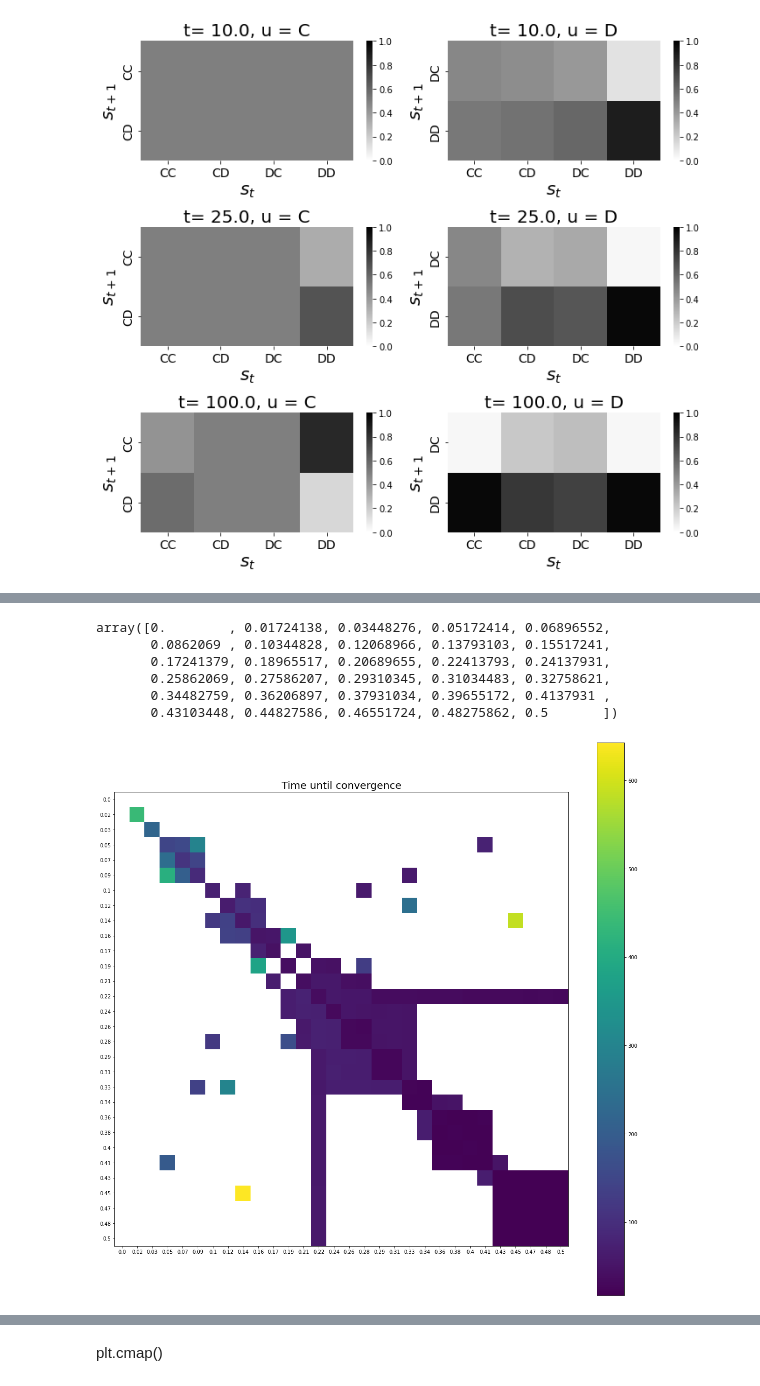
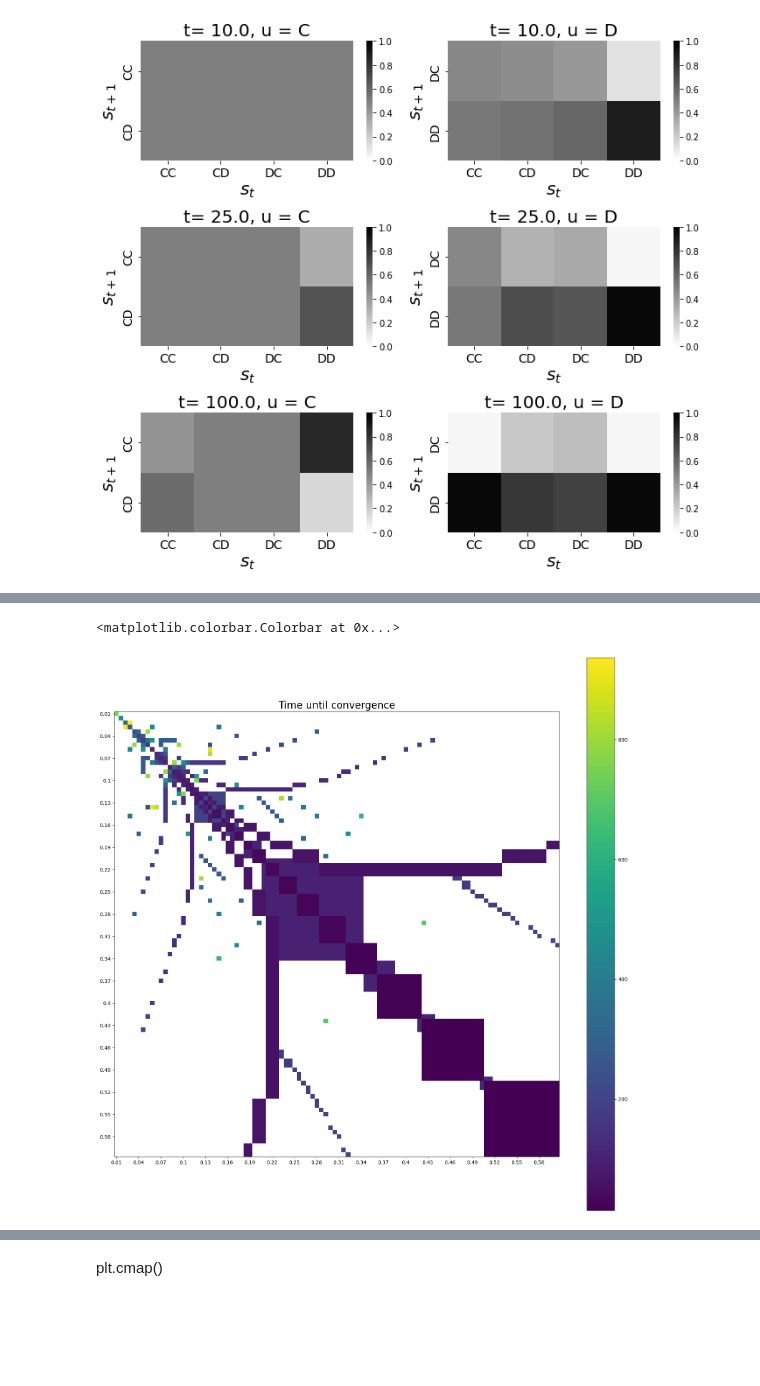
Before and after one commit to daphnedemekas/network-actinf, a Jupyter notebook: prisoners_dilemma/results_deterministic.ipynb, the cells around one changed output, grey strips where cells are left out. Saved outputs shown, nothing was run; the diff lists cells and outputs as text; code cells hidden in the pictures; blank space fills up the shorter version.

```diff
--- a/prisoners_dilemma/results_deterministic.ipynb
+++ b/prisoners_dilemma/results_deterministic.ipynb
@@ -224,22 +222,13 @@ actions_over_time_all.shape
 # %%
-time_metric = np.zeros((30,30))
+time_metric = np.zeros((100,100))
 
-for lr_1 in range(30):
-    for lr_2 in range(30):
-        current = actions_over_time_all[:,1,lr_1,lr_2,0]
-        for i, action in enumerate(current):
+for lr_1 in range(100):
+    for lr_2 in range(100):
+        current = actions_over_time_all[:,0,lr_1,lr_2,0]
+        for i, action in enumerate(current[:-1]):
             if action == 0:
-                if current[i+1] == 0:
+                if current[i+1] == 0 and current[i+2] == 0 and current[i+3] == 0:
                     time_metric[lr_1,lr_2] = i
                     break
-            if i == 1999:
+            if i == 998:
                 time_metric[lr_1,lr_2] = -1
-# %%
-np.linspace(0,0.5,30)
-# %% [output]
-array([0.        , 0.01724138, 0.03448276, 0.05172414, 0.06896552,
-       0.0862069 , 0.10344828, 0.12068966, 0.13793103, 0.15517241,
-       0.17241379, 0.18965517, 0.20689655, 0.22413793, 0.24137931,
-       0.25862069, 0.27586207, 0.29310345, 0.31034483, 0.32758621,
-       0.34482759, 0.36206897, 0.37931034, 0.39655172, 0.4137931 ,
-       0.43103448, 0.44827586, 0.46551724, 0.48275862, 0.5       ])
@@ -246,15 +275,15 @@ array([0.        , 0.01724138, 0.03448276, 0.05172414, 0.06896552,
 # %%
 fig = plt.figure(figsize = (20,20))
 import matplotlib
 cmap2= plt.get_cmap('viridis') # Can be any colormap that you want after the cm
 cmap2.set_bad(color='white')
 masked_array = np.ma.masked_where(time_metric == -1, time_metric)
 
 plt.imshow(masked_array,cmap=cmap2)
-plt.xticks(range(30), labels= np.linspace(0,0.5,30).round(2))
-plt.yticks(range(30), labels= np.linspace(0,0.5,30).round(2))
+plt.xticks(range(100)[::5], labels= np.linspace(0.01,0.6,100).round(2)[::5])
+plt.yticks(range(100)[::5], labels= np.linspace(0.01,0.6,100).round(2)[::5])
 plt.title("Time until convergence",fontsize=20)
 plt.colorbar()
-plt.savefig("timeuntilconvergence")
 # %% [output]
+<matplotlib.colorbar.Colorbar at 0x...>
-[figure, old version]
+[figure, new version]
```
Also changed, not shown: parts of 5 cells of this notebook, 2 other files.
